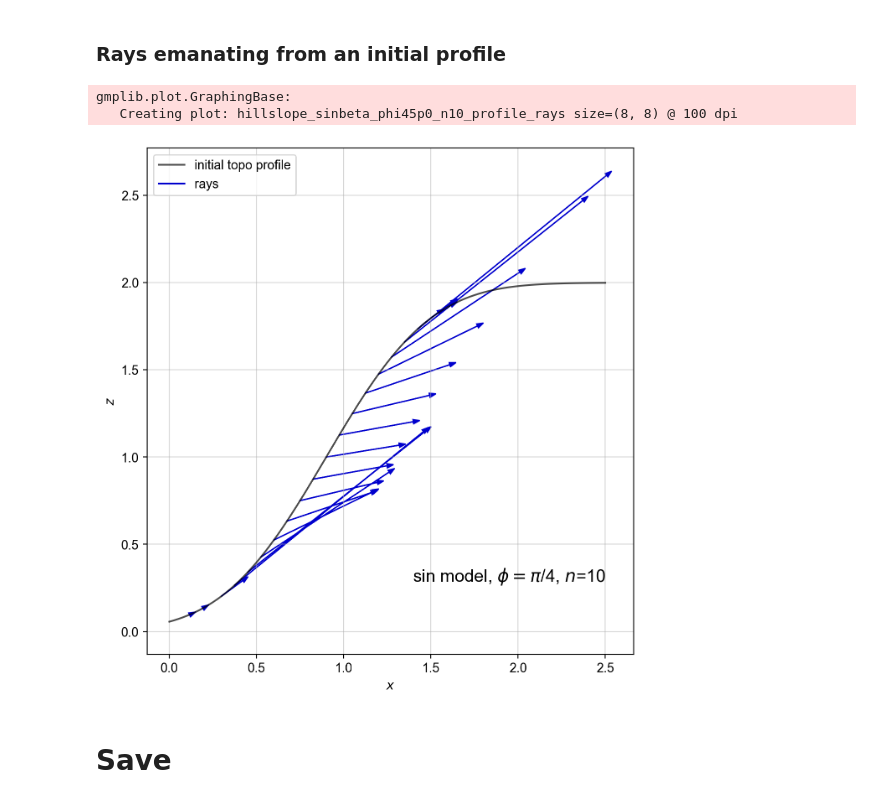
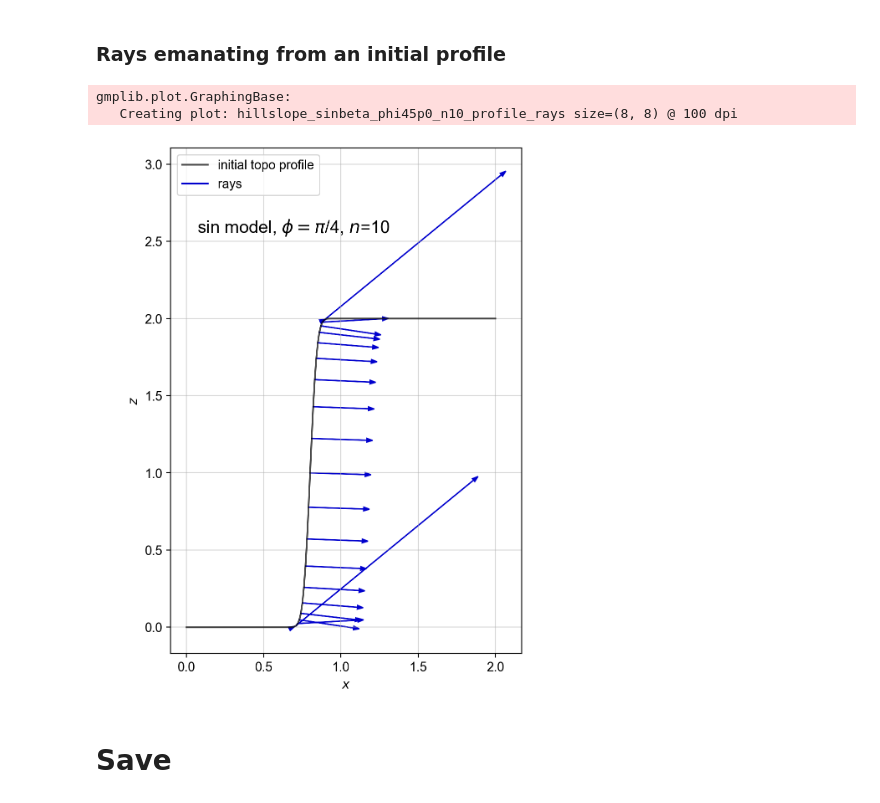
Before and after one commit to geomorphysics/GME, a Jupyter notebook: Notebooks/Notes/Hillslope.ipynb, the cells around one changed output. Saved outputs shown, nothing was run; the diff lists cells and outputs as text; code cells hidden in the pictures.

```diff
--- a/Notebooks/Notes/Hillslope.ipynb
+++ b/Notebooks/Notes/Hillslope.ipynb
@@ -1030,20 +1030,29 @@ Substituting symbol F from STIXNonUnicode
 ### Rays emanating from an initial profile
 # %%
 gr.create_figure(fig_name="_".join([job_name, "profile_rays"]))
-plt.xlabel(r"$x$")
-plt.ylabel(r"$z$")
+
+n_pts = 201
+step_ = 1
+t_scale_ = 0.15
+height_ = 2
+centre_ = 0.8
+width_ = 2
+steepness_ = 20
+# label_loc_ = (1.8, 0.3)
+label_loc_ = (0.1, 1.7)
+
 step_fn = lambda x_, x0_, s_: (1 + erf((x_ - x0_) * s_)) / (2)
-n_pts = 101
-x_fine_array = np.linspace(0, 2.5, n_pts)
-z_fine_array = 2 * step_fn(x_fine_array, 0.9, 1.5)
-step_ = 3
+x_fine_array = np.linspace(0, width_, n_pts)
+z_fine_array = height_ * step_fn(x_fine_array, centre_, steepness_)
 x_array = x_fine_array[::step_]
 z_array = z_fine_array[::step_]
 dzdx_array = np.gradient(z_array) / (x_array[1] - x_array[0])
 beta_array = np.arctan(dzdx_array)
-t_scale_ = 0.15
 vx_array = vx_lmbda_(beta_array) * t_scale_
 vz_array = vz_lmbda_(beta_array) * t_scale_
+
+plt.xlabel(r"$x$")
+plt.ylabel(r"$z$")
 plt.plot(
     x_fine_array,
     z_fine_array,
@@ -1056,36 +1065,36 @@ for i_, (x_, z_, vx_, vz_) in enumerate(
     zip(x_array, z_array, vx_array, vz_array)
 ):
     plt.arrow(
         x_,
         z_,
         vx_,
         vz_,
         color="MediumBlue",
         length_includes_head=True,
         head_width=0.025,
     )
 # plt.plot(x_array,x_array,':',color='grey')
 # xlim = axes.get_xlim()
 # ylim = axes.get_zlim()
 plt.text(
-    *(1.8, 0.3),
+    *label_loc_,
     rf"{pr.model.beta_type} model, "
     + rf"$\phi=${phi_str}, "
     + rf"$n$={pr.model.n_h}",
-    horizontalalignment="right",
+    horizontalalignment="left",
     verticalalignment="center",
     transform=axes.transAxes,
     fontsize=15,
 )
 plt.plot(0, 0, "-", color="MediumBlue", label="rays")
 axes = plt.gca()
 axes.set_aspect(1)
 plt.grid(":", alpha=0.5)
 plt.legend(loc=None, fontsize=11);
 # %% [output]
 gmplib.plot.GraphingBase:
    Creating plot: hillslope_sinbeta_phi45p0_n10_profile_rays size=(8, 8) @ 100 dpi
-[figure, old version]
+[figure, new version]
 # %% [markdown]
 # Save
 # %%
```
Also changed, not shown: 7 other files.
